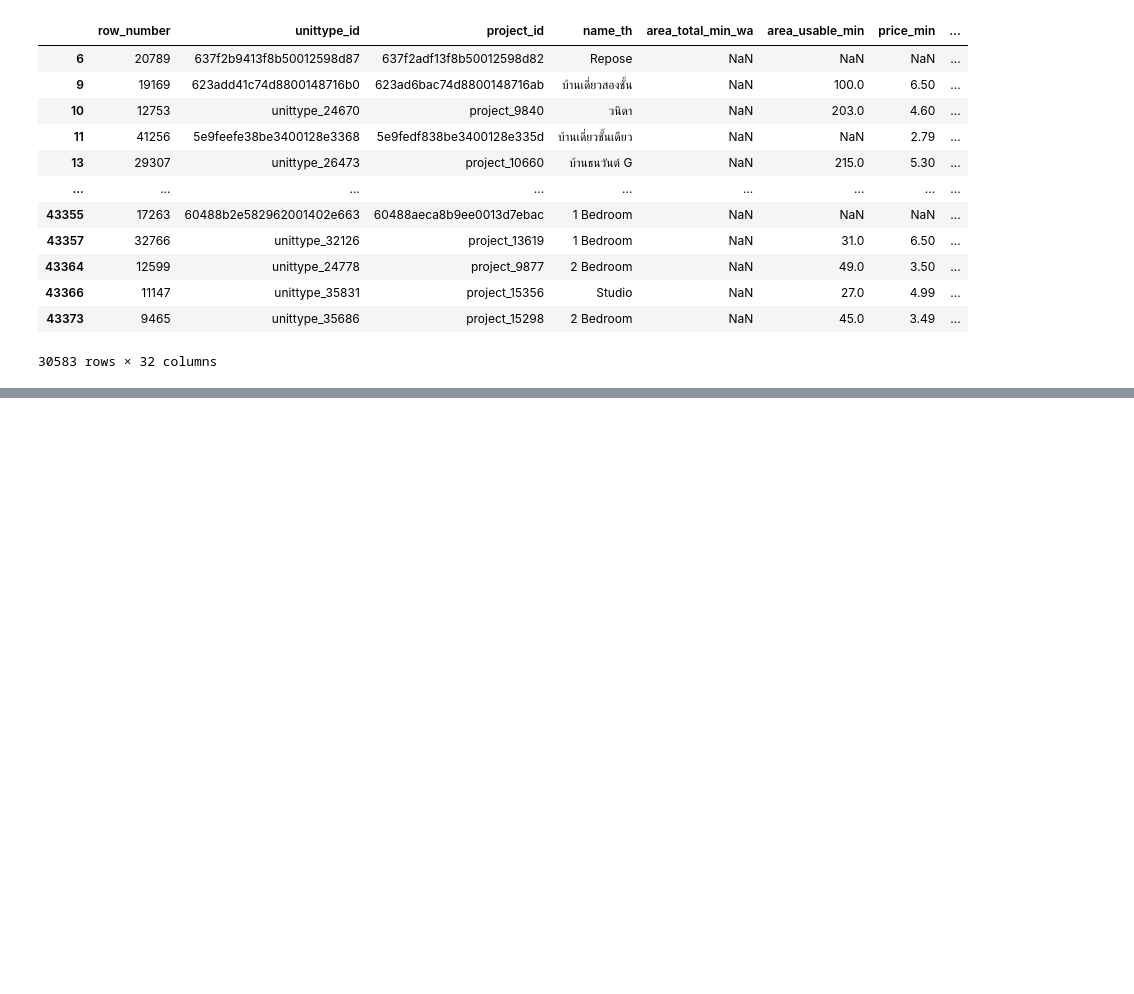
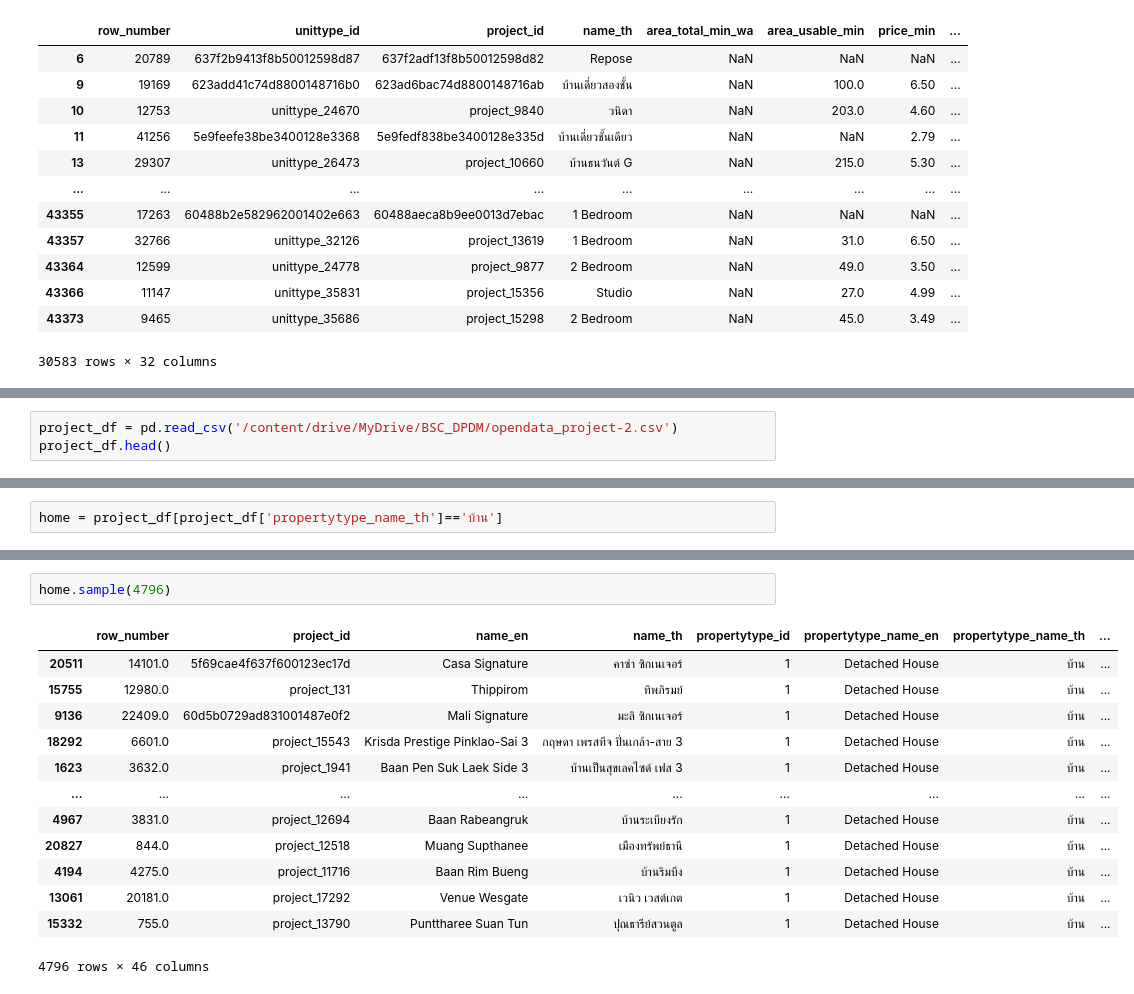
Before and after one commit to BabimBeam/BSC_DPDM2025, a Jupyter notebook: Ch3_Data_Preprocessing.ipynb, the cells around one changed output, grey strips where cells are left out. Cells and saved outputs as stored; diff of their text form; blank space fills up the shorter version.

```diff
--- a/Ch3_Data_Preprocessing.ipynb
+++ b/Ch3_Data_Preprocessing.ipynb
@@ -857,0 +868,3 @@ combined_df
+# %%
+project_df = pd.read_csv('/content/drive/MyDrive/BSC_DPDM/opendata_project-2.csv')
+project_df.head()
@@ -857,0 +881,2 @@ combined_df
+# %%
+home = project_df[project_df['propertytype_name_th']=='บ้าน']
@@ -857,0 +900,16 @@ combined_df
+# %%
+home.sample(4796)
+# %% [output]
+|  | row_number | project_id | name_en | name_th | propertytype_id | propertytype_name_en | propertytype_name_th | ... |
+| 20511 | 14101.0 | 5f69cae4f637f600123ec17d | Casa Signature | คาซ่า ซิกเนเจอร์ | 1 | Detached House | บ้าน | ... |
+| 15755 | 12980.0 | project_131 | Thippirom | ทิพภิรมย์ | 1 | Detached House | บ้าน | ... |
+| 9136 | 22409.0 | 60d5b0729ad831001487e0f2 | Mali Signature | มะลิ ซิกเนเจอร์ | 1 | Detached House | บ้าน | ... |
+| 18292 | 6601.0 | project_15543 | Krisda Prestige Pinklao-Sai 3 | กฤษดา เพรสทีจ ปิ่นเกล้า-สาย 3 | 1 | Detached House | บ้าน | ... |
+| 1623 | 3632.0 | project_1941 | Baan Pen Suk Laek Side 3 | บ้านเป็นสุขเลคไซด์ เฟส 3 | 1 | Detached House | บ้าน | ... |
+| ... | ... | ... | ... | ... | ... | ... | ... | ... |
+| 4967 | 3831.0 | project_12694 | Baan Rabeangruk | บ้านระเบียงรัก | 1 | Detached House | บ้าน | ... |
+| 20827 | 844.0 | project_12518 | Muang Supthanee | เมืองทรัพย์ธานี | 1 | Detached House | บ้าน | ... |
+| 4194 | 4275.0 | project_11716 | Baan Rim Bueng | บ้านริมบึง | 1 | Detached House | บ้าน | ... |
+| 13061 | 20181.0 | project_17292 | Venue Wesgate | เวนิว เวสต์เกต | 1 | Detached House | บ้าน | ... |
+| 15332 | 755.0 | project_13790 | Punttharee Suan Tun | ปุณธารีย์สวนตูล | 1 | Detached House | บ้าน | ... |
+4796 rows × 46 columns
```
Also changed, not shown: parts of 20 cells of this notebook.
